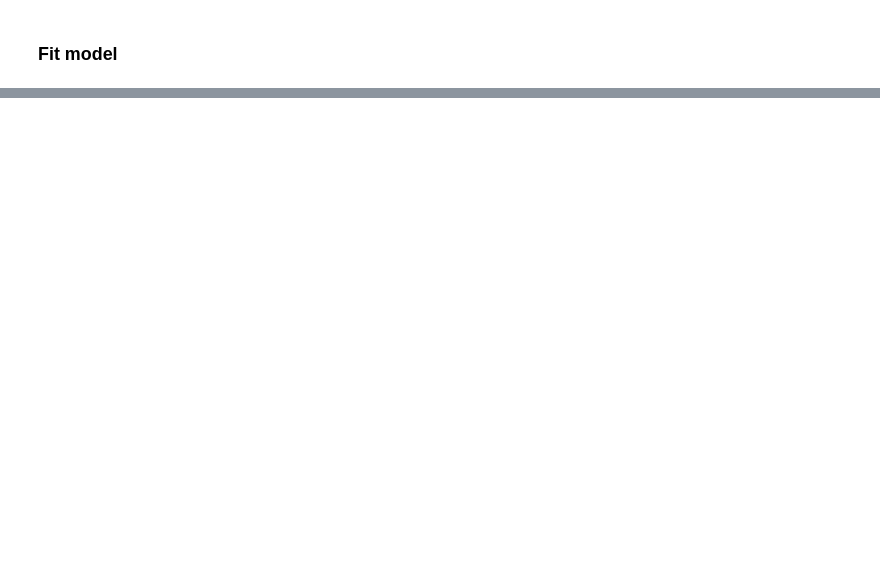
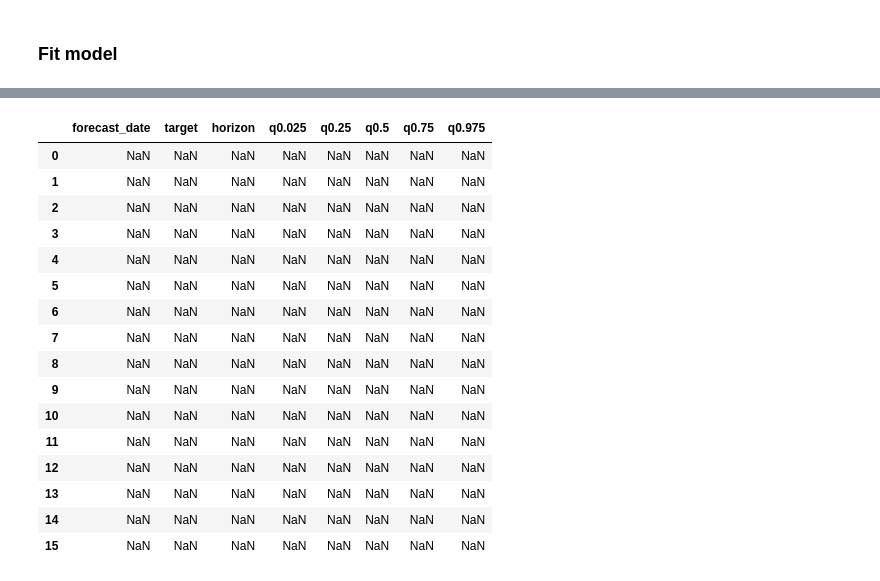
Before and after one commit to mweinreuter/PTSFC, a Jupyter notebook: energy_consumption/trash/forecast_110823.ipynb, the cells around one changed output, grey strips where cells are left out. Cells and saved outputs as stored; diff of their text form; code cells hidden in the pictures; blank space fills up the shorter version.

```diff
--- a/energy_consumption/trash/forecast_110823.ipynb
+++ b/energy_consumption/trash/forecast_110823.ipynb
@@ -261,0 +232,27 @@ NameError: name 'energyconsumption_data' is not defined
+# %%
+
+
+columns = ['forecast_date', 'target', 'horizon', 'q0.025', 'q0.25', 'q0.5', 'q0.75', 'q0.975']
+
+data = np.full((16, len(columns)), np.nan)
+submission_table = pd.DataFrame(data, columns=columns)
+
+submission_table
+# %% [output]
+|  | forecast_date | target | horizon | q0.025 | q0.25 | q0.5 | q0.75 | q0.975 |
+| 0 | NaN | NaN | NaN | NaN | NaN | NaN | NaN | NaN |
+| 1 | NaN | NaN | NaN | NaN | NaN | NaN | NaN | NaN |
+| 2 | NaN | NaN | NaN | NaN | NaN | NaN | NaN | NaN |
+| 3 | NaN | NaN | NaN | NaN | NaN | NaN | NaN | NaN |
+| 4 | NaN | NaN | NaN | NaN | NaN | NaN | NaN | NaN |
+| 5 | NaN | NaN | NaN | NaN | NaN | NaN | NaN | NaN |
+| 6 | NaN | NaN | NaN | NaN | NaN | NaN | NaN | NaN |
+| 7 | NaN | NaN | NaN | NaN | NaN | NaN | NaN | NaN |
+| 8 | NaN | NaN | NaN | NaN | NaN | NaN | NaN | NaN |
+| 9 | NaN | NaN | NaN | NaN | NaN | NaN | NaN | NaN |
+| 10 | NaN | NaN | NaN | NaN | NaN | NaN | NaN | NaN |
+| 11 | NaN | NaN | NaN | NaN | NaN | NaN | NaN | NaN |
+| 12 | NaN | NaN | NaN | NaN | NaN | NaN | NaN | NaN |
+| 13 | NaN | NaN | NaN | NaN | NaN | NaN | NaN | NaN |
+| 14 | NaN | NaN | NaN | NaN | NaN | NaN | NaN | NaN |
+| 15 | NaN | NaN | NaN | NaN | NaN | NaN | NaN | NaN |
```
Also changed, not shown: parts of 22 cells of this notebook, 10 other files.
